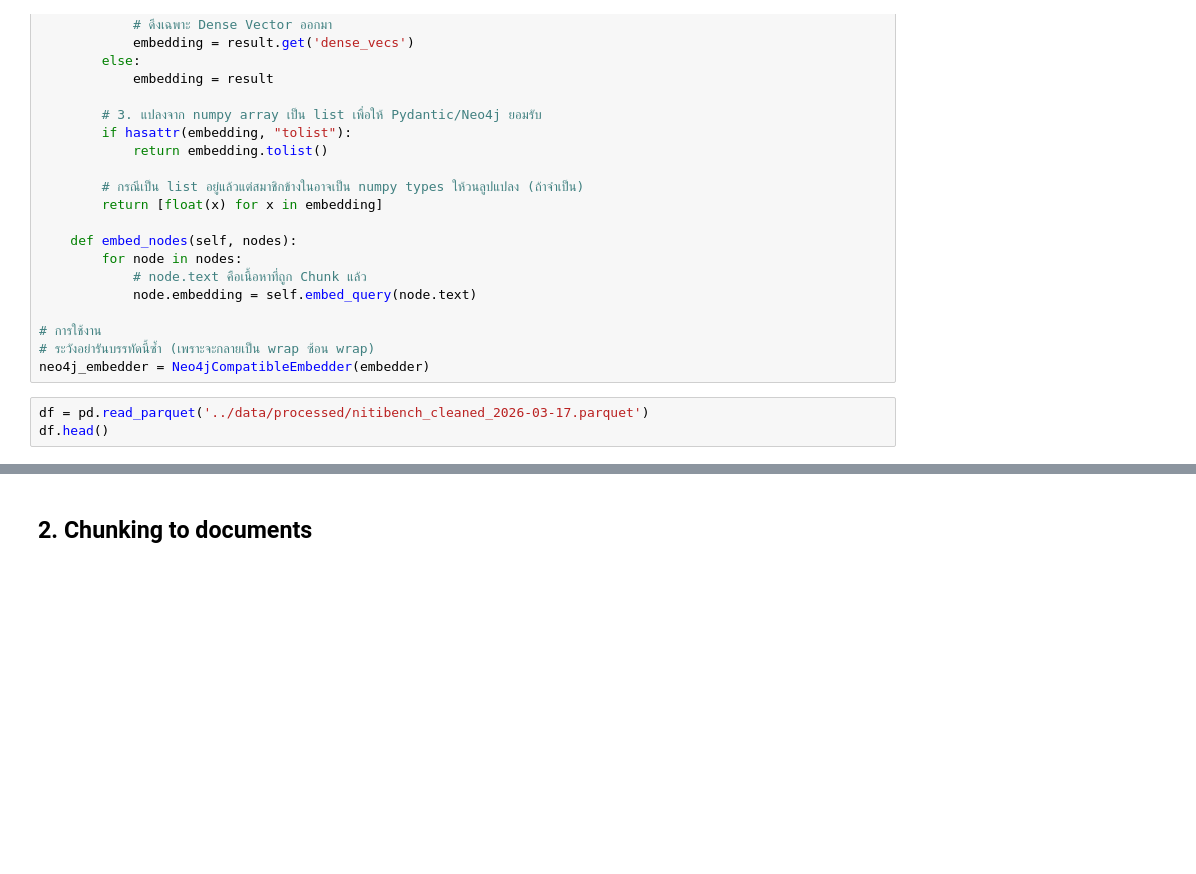
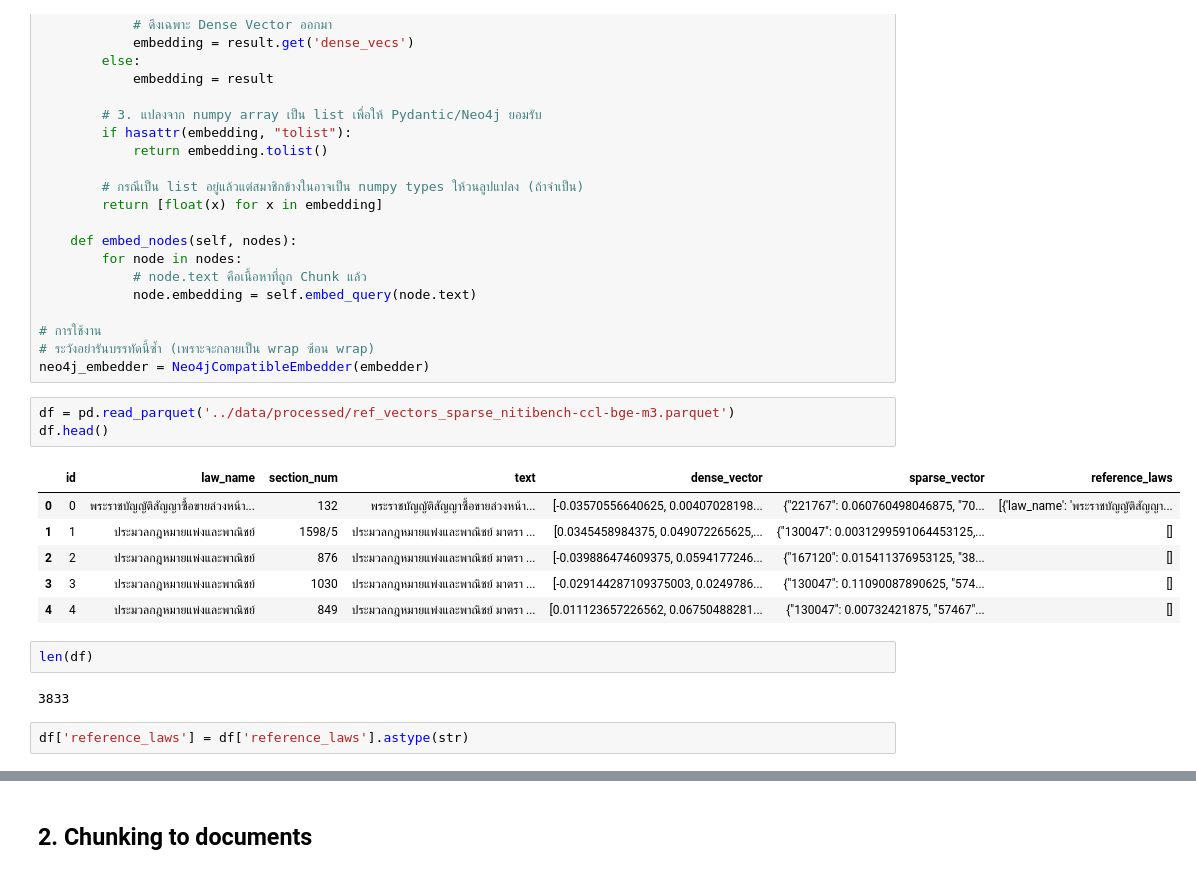
Before and after one commit to 6587093polakornming/muict_thai_legal_RAG_GraphRAG, a Jupyter notebook: notebooks/llm_graph_with_chunkEmbedding.ipynb, the cells around one changed output, grey strips where cells are left out. Drawn from its saved outputs; the diff is of its cells as text; blank space fills up the shorter version.

```diff
--- a/notebooks/llm_graph_with_chunkEmbedding.ipynb
+++ b/notebooks/llm_graph_with_chunkEmbedding.ipynb
@@ -83,5 +83,18 @@ class Neo4jCompatibleEmbedder(Embedder):
 # ระวังอย่ารันบรรทัดนี้ซ้ำ (เพราะจะกลายเป็น wrap ซ้อน wrap)
 neo4j_embedder = Neo4jCompatibleEmbedder(embedder)
 # %%
-df = pd.read_parquet('../data/processed/nitibench_cleaned_2026-03-17.parquet')
+df = pd.read_parquet('../data/processed/ref_vectors_sparse_nitibench-ccl-bge-m3.parquet')
 df.head()
+# %% [output]
+|  | id | law_name | section_num | text | dense_vector | sparse_vector | reference_laws |
+| 0 | 0 | พระราชบัญญัติสัญญาซื้อขายล่วงหน้า... | 132 | พระราชบัญญัติสัญญาซื้อขายล่วงหน้า... | [-0.03570556640625, 0.00407028198... | {"221767": 0.060760498046875, "70... | [{'law_name': 'พระราชบัญญัติสัญญา... |
+| 1 | 1 | ประมวลกฎหมายแพ่งและพาณิชย์ | 1598/5 | ประมวลกฎหมายแพ่งและพาณิชย์ มาตรา ... | [0.0345458984375, 0.049072265625,... | {"130047": 0.0031299591064453125,... | [] |
+| 2 | 2 | ประมวลกฎหมายแพ่งและพาณิชย์ | 876 | ประมวลกฎหมายแพ่งและพาณิชย์ มาตรา ... | [-0.039886474609375, 0.0594177246... | {"167120": 0.015411376953125, "38... | [] |
+| 3 | 3 | ประมวลกฎหมายแพ่งและพาณิชย์ | 1030 | ประมวลกฎหมายแพ่งและพาณิชย์ มาตรา ... | [-0.029144287109375003, 0.0249786... | {"130047": 0.11090087890625, "574... | [] |
+| 4 | 4 | ประมวลกฎหมายแพ่งและพาณิชย์ | 849 | ประมวลกฎหมายแพ่งและพาณิชย์ มาตรา ... | [0.011123657226562, 0.06750488281... | {"130047": 0.00732421875, "57467"... | [] |
+# %%
+len(df)
+# %% [output]
+3833
+# %%
+df['reference_laws'] = df['reference_laws'].astype(str)
```
Also changed, not shown: parts of 11 cells of this notebook.
